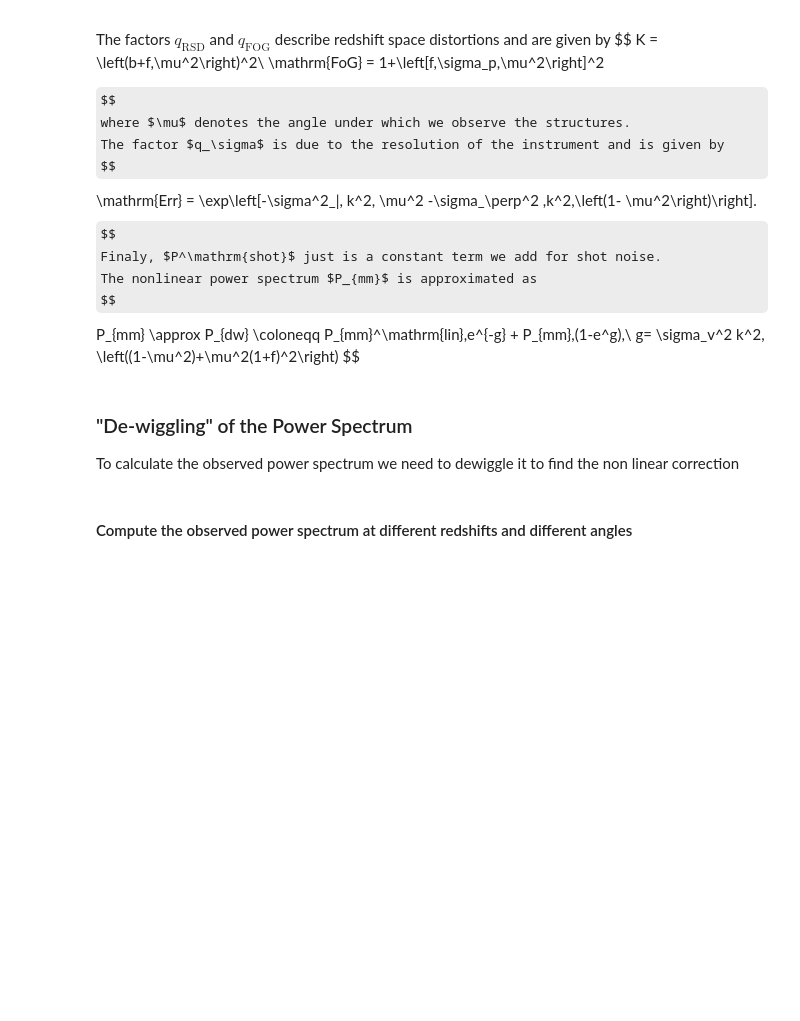
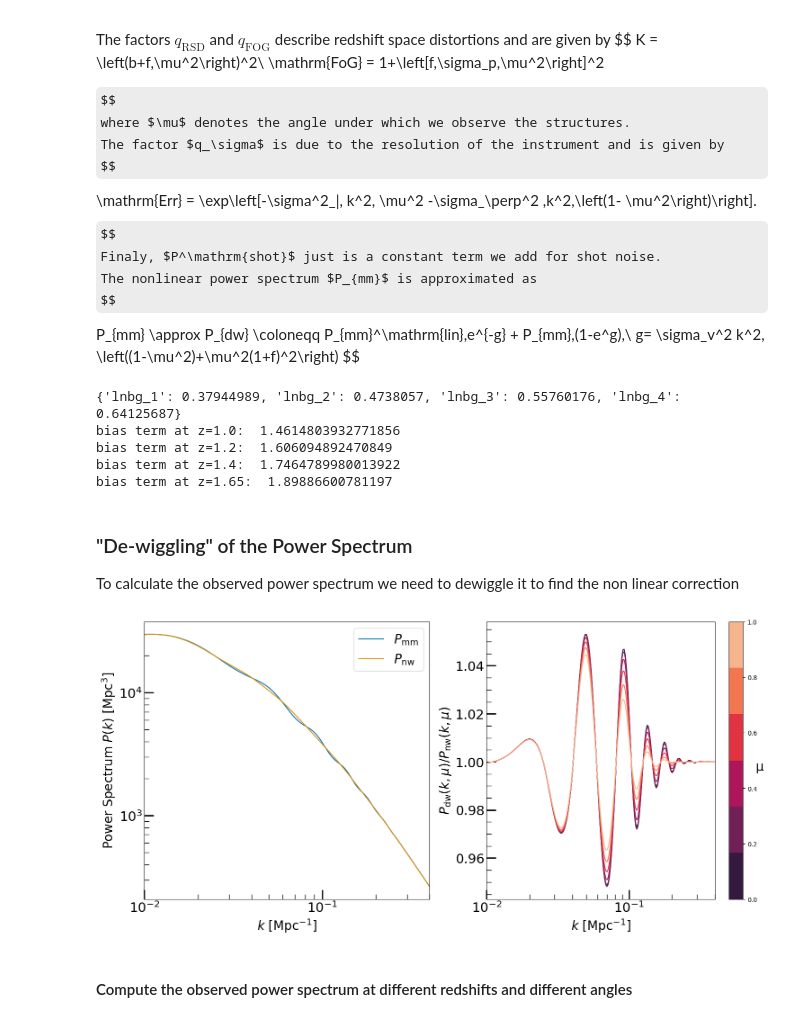
Before and after one commit to santiagocasas/cosmicfishpie, a Jupyter notebook: notebooks/GCsp_presentation.ipynb, the cells around one changed output. Saved outputs shown, nothing was run; the diff lists cells and outputs as text; code cells hidden in the pictures; some formulas as TeX source; blank space fills up the shorter version.

```diff
--- a/notebooks/GCsp_presentation.ipynb
+++ b/notebooks/GCsp_presentation.ipynb
@@ -23,9 +24,7 @@ options = {
     "accuracy": 1,
     "feedback": 1,
     "code": "camb",
-    "specs_dir": "../survey_specifications/",
-    "outroot": "3x2pt_presentation",
-    "specs_dir": "../survey_specifications/",
+    "outroot": "GCsp_presentation",
     "survey_name": "Euclid",
     "survey_name_spectro": "Euclid-Spectroscopic-ISTF-Pessimistic",
     "cosmo_model": "w0waCDM",
@@ -87,46 +101,61 @@ print("bias term at z=1.0: ", spectro_Pk.bterm_fid(1.0, bias_sample="g"))
 print("bias term at z=1.2: ", spectro_Pk.bterm_fid(1.2, bias_sample="g"))
 print("bias term at z=1.4: ", spectro_Pk.bterm_fid(1.4, bias_sample="g"))
 print("bias term at z=1.65: ", spectro_Pk.bterm_fid(1.65, bias_sample="g"))
+# %% [output]
+{'lnbg_1': 0.37944989, 'lnbg_2': 0.4738057, 'lnbg_3': 0.55760176, 'lnbg_4': 0.64125687}
+bias term at z=1.0:  1.4614803932771856
+bias term at z=1.2:  1.606094892470849
+bias term at z=1.4:  1.7464789980013922
+bias term at z=1.65:  1.89886600781197
 # %% [markdown]
 ### "De-wiggling" of the Power Spectrum
 
 To calculate the observed power spectrum we need to dewiggle it to find the non linear correction
 # %%
+
 z = 1
 kk = np.logspace(-2, np.log10(0.4), 200)
 
 fig, axs = plt.subplots(1, 2, figsize=(18, 8))
 
 color = iter(snscolors)
 
 c = next(color)
 axs[0].loglog(kk, spectro_Pk.cosmo.Pmm(z, kk), c=c, label="$P_\mathrm{mm}$")
 c = next(color)
 axs[0].loglog(kk, spectro_Pk.cosmo.nonwiggle_pow(z, kk), c=c, label="$P_\mathrm{nw}$")
 axs[0].set_xlabel(r"$k$ [$\mathrm{Mpc}^{-1}$]", fontsize=20)
 axs[0].set_ylabel(r"Power Spectrum $P(k)$ [$\mathrm{Mpc}^{3}$]", fontsize=20)
 axs[0].legend(fontsize=20)
 axs[0].set_xlim([1e-2, 0.4])
 
-colormap = sns.color_palette("rocket")
-colors = iter(colormap)
+colormap_mu = sns.color_palette("rocket")
+colors = iter(colormap_mu)
 mus = np.linspace(0, 1, 6)
+
+sm_mu = plt.cm.ScalarMappable(cmap=ListedColormap(colormap_mu), norm=plt.Normalize(vmin=mus.min(), vmax=mus.max()))
+sm_mu.set_array([])
+
 for mu in mus:
     c = next(colors)
     axs[1].plot(kk, spectro_Pk.dewiggled_pdd(z, kk, mu) / spectro_Pk.normalized_pnw(z, kk), c=c)
 
+cbar_mu = fig.colorbar(sm_mu, ax=axs[1])
+cbar_mu.set_label('μ', fontsize=20, rotation=0)
 axs[1].set_xscale("log")
 axs[1].set_xlabel(r"$k$ [$\mathrm{Mpc}^{-1}$]", fontsize=20)
-axs[1].set_ylabel(r"$P_\mathrm{dw}(k)$/$P_\mathrm{nw}(k)$ for different $\mu$", fontsize=20)
+axs[1].set_ylabel(r"$P_\mathrm{dw}(k, \mu)$/$P_\mathrm{nw}(k, \mu)$", fontsize=20)
 axs[1].set_xlim([1e-2, 0.4])
 
 [ax.tick_params(which="major", length=15, width=2, direction="in") for ax in axs]
 [ax.tick_params(which="minor", length=8, width=1, direction="in") for ax in axs]
 [ax.minorticks_on() for ax in axs]
 [ax.tick_params(axis="both", which="major", labelsize=21) for ax in axs]
 [ax.tick_params(axis="both", which="minor", labelsize=15) for ax in axs]
 
 plt.show()
+# %% [output]
+[figure, added]
 # %% [markdown]
 #### Compute the observed power spectrum at different redshifts and different angles
 # %%
```
Also changed, not shown: parts of 4 cells of this notebook, 26 other files.
